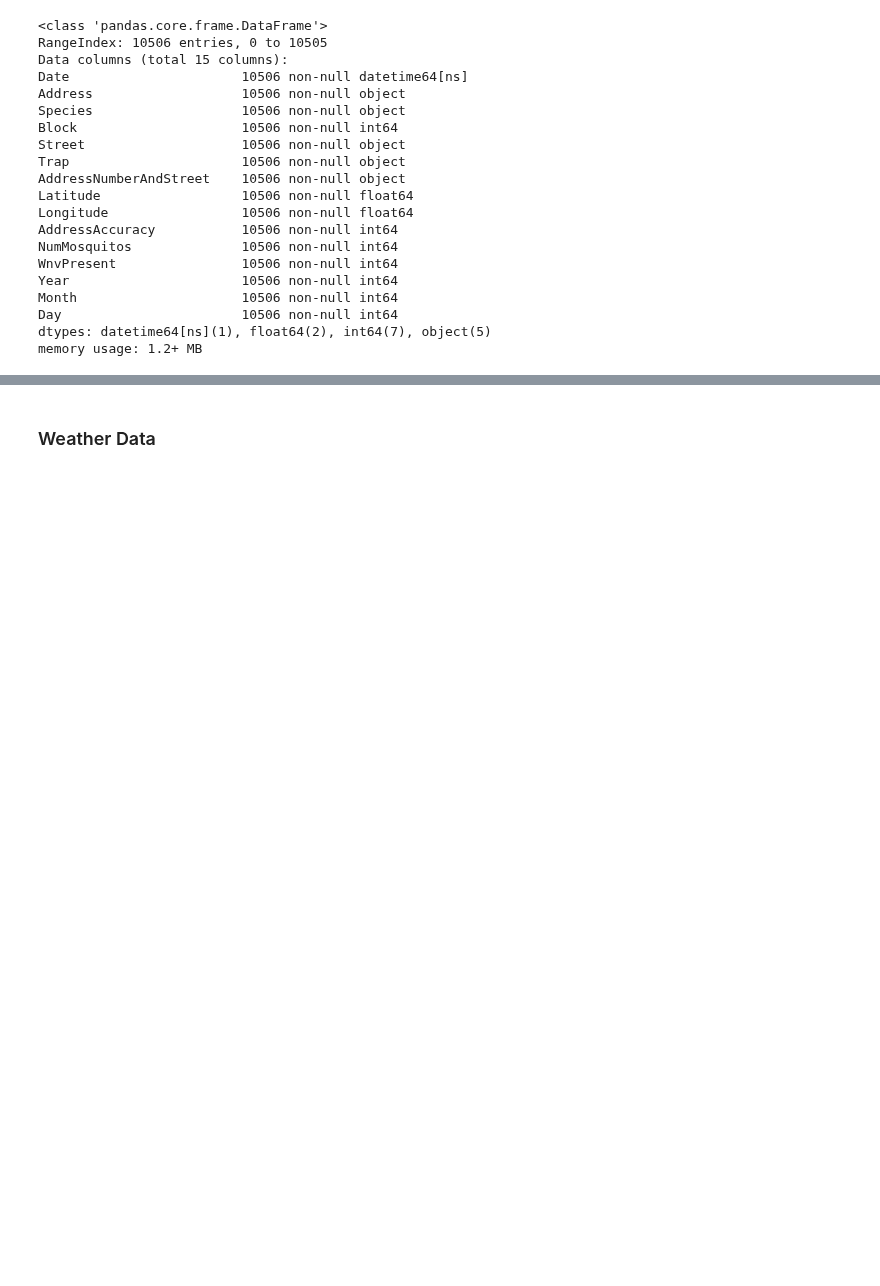
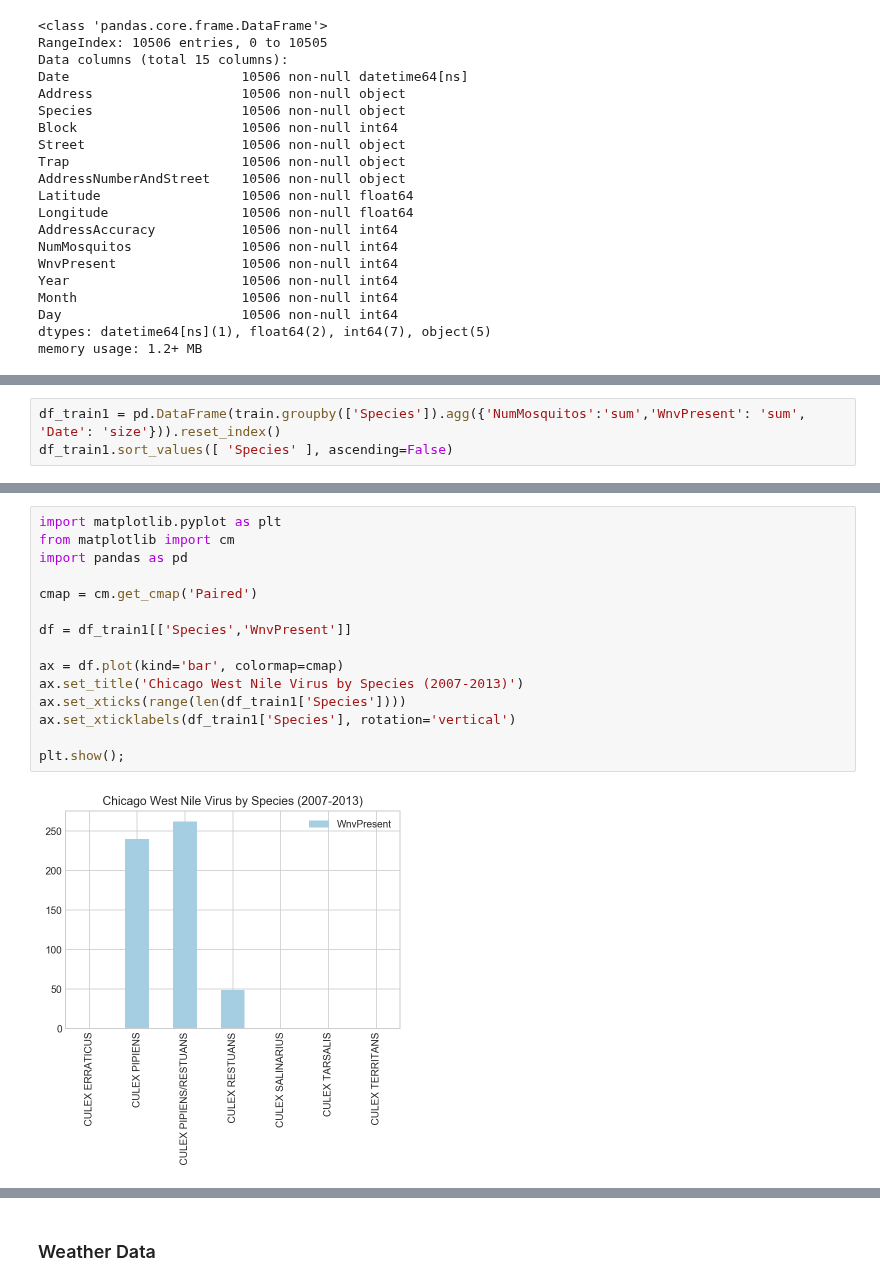
Before and after one commit to reef87/Predicting-West-Nile-Virus-Outbreaks-in-Chicago, a Jupyter notebook: code/project-4-wnv-nb1.ipynb, the cells around one changed output, grey strips where cells are left out. Cells and saved outputs as stored; diff of their text form; blank space fills up the shorter version.

```diff
--- a/code/project-4-wnv-nb1.ipynb
+++ b/code/project-4-wnv-nb1.ipynb
@@ -115,0 +118,3 @@ memory usage: 1.2+ MB
+# %%
+df_train1 = pd.DataFrame(train.groupby(['Species']).agg({'NumMosquitos':'sum','WnvPresent': 'sum', 'Date': 'size'})).reset_index()
+df_train1.sort_values([ 'Species' ], ascending=False)
@@ -115,0 +130,17 @@ memory usage: 1.2+ MB
+# %%
+import matplotlib.pyplot as plt
+from matplotlib import cm
+import pandas as pd
+
+cmap = cm.get_cmap('Paired')
+
+df = df_train1[['Species','WnvPresent']]
+
+ax = df.plot(kind='bar', colormap=cmap)
+ax.set_title('Chicago West Nile Virus by Species (2007-2013)')
+ax.set_xticks(range(len(df_train1['Species'])))
+ax.set_xticklabels(df_train1['Species'], rotation='vertical')
+
+plt.show();
+# %% [output]
+[figure, added]
```
Also changed, not shown: parts of 9 cells of this notebook.
